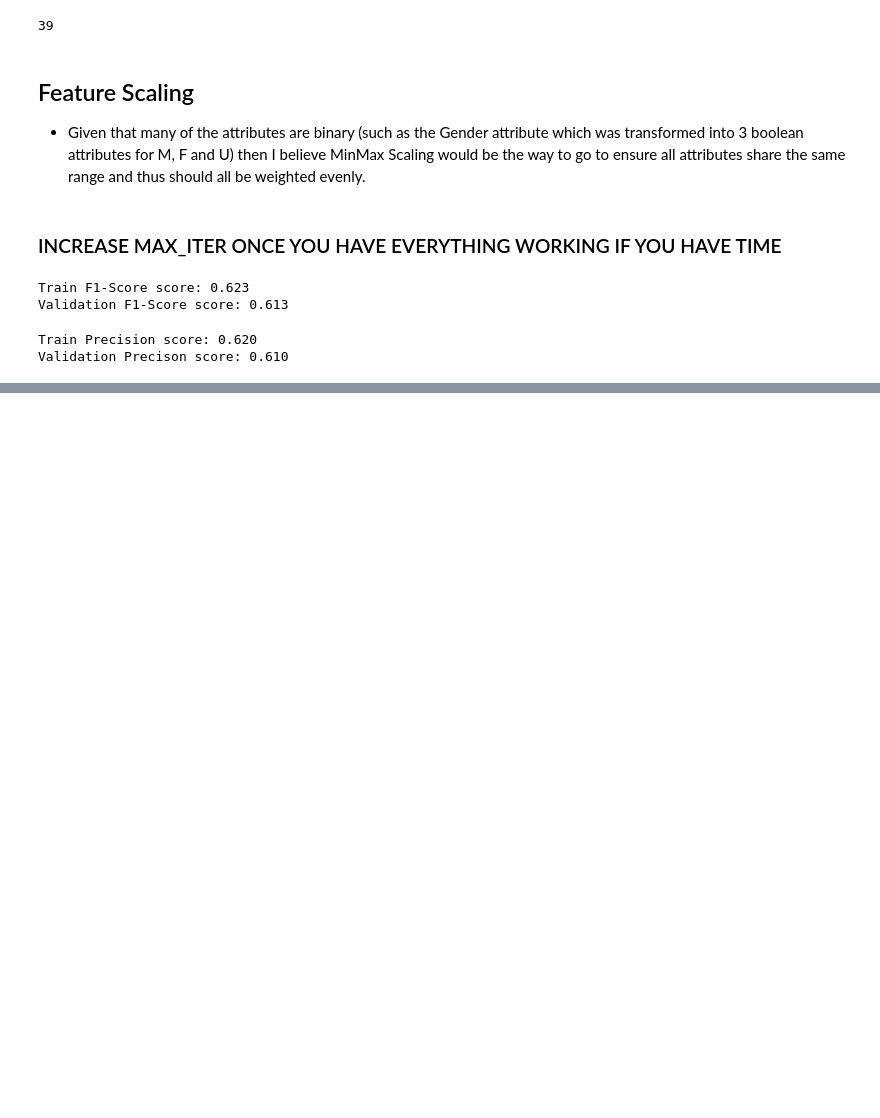
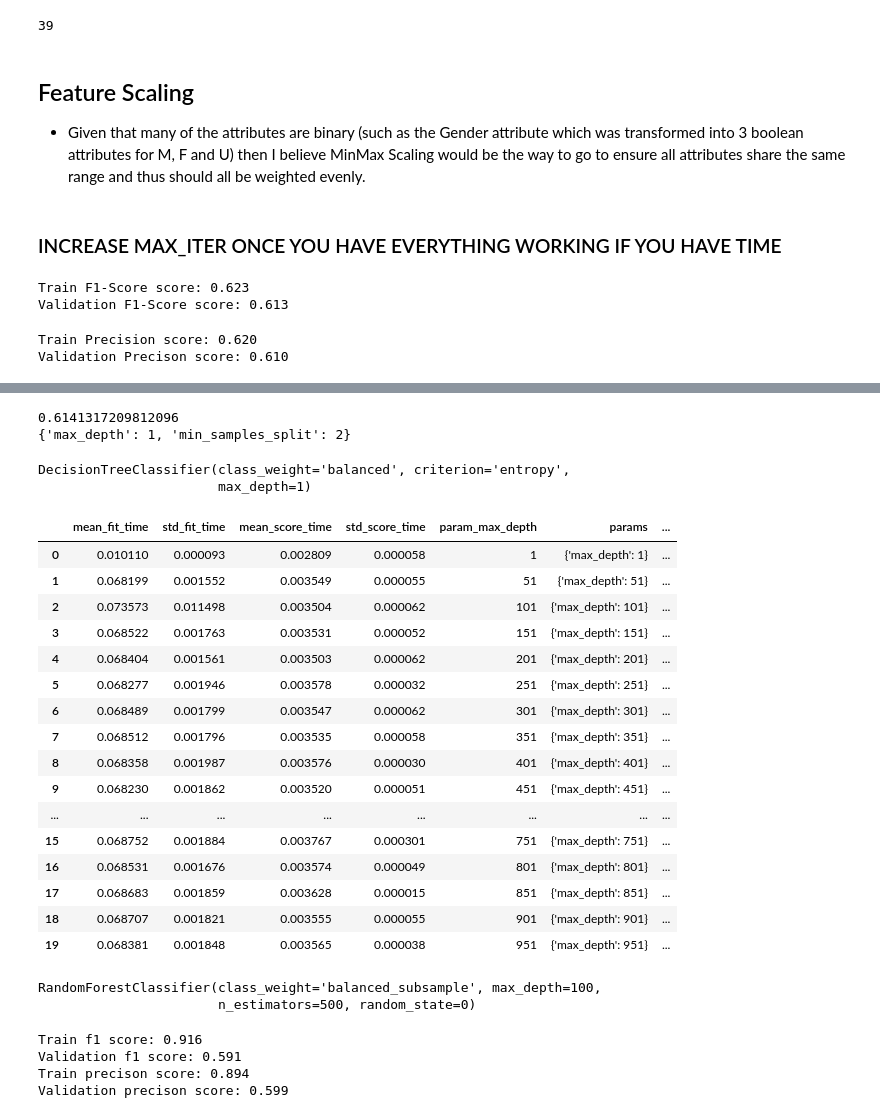
Before and after one commit to s3716853/ML-Assignment-01, a Jupyter notebook: Assignment1/ml-assignment-01.ipynb, the cells around one changed output, grey strips where cells are left out. Saved outputs shown, nothing was run; the diff lists cells and outputs as text; code cells hidden in the pictures; blank space fills up the shorter version.

Commit message:
Completed tree

```diff
--- a/Assignment1/ml-assignment-01.ipynb
+++ b/Assignment1/ml-assignment-01.ipynb
@@ -611,0 +604,2 @@ Successfully installed pyinstrument-3.4.1 pyinstrument-cext-0.2.4 sagemaker-2.35
+# %%
+decision_tree_train_data["LengthOfStay"] = decision_tree_train_data["LengthOfStay"].astype("category")
@@ -611,0 +636,2 @@ Successfully installed pyinstrument-3.4.1 pyinstrument-cext-0.2.4 sagemaker-2.35
+# %%
+train_split, test_split, validate_split = split_data(decision_tree_train_data)
@@ -611,0 +642,9 @@ Successfully installed pyinstrument-3.4.1 pyinstrument-cext-0.2.4 sagemaker-2.35
+# %%
+train_split_target = train_split["LengthOfStay"].to_numpy()
+train_split_attributes = train_split.drop(columns="LengthOfStay", axis=1).to_numpy()
+
+test_split_target = test_split["LengthOfStay"].to_numpy()
+test_split_attributes = test_split.drop(columns="LengthOfStay", axis=1).to_numpy()
+
+validate_split_target = validate_split["LengthOfStay"].to_numpy()
+validate_split_attributes = validate_split.drop(columns="LengthOfStay", axis=1).to_numpy()
@@ -611,0 +675,11 @@ Successfully installed pyinstrument-3.4.1 pyinstrument-cext-0.2.4 sagemaker-2.35
+# %%
+from sklearn.model_selection import GridSearchCV
+
+start = 1
+end = 1000
+step = 50
+max_depth_values = np.arange(start, end, step)
+
+dt_clf = tree.DecisionTreeClassifier(criterion='entropy', class_weight='balanced')
+Gridclf = GridSearchCV(dt_clf, {"max_depth": max_depth_values, 'min_samples_split':np.arange(2,50,5)}, scoring='f1_macro')
+Gridclf.fit(validate_split_attributes, validate_split_target)
@@ -611,0 +693,39 @@ Successfully installed pyinstrument-3.4.1 pyinstrument-cext-0.2.4 sagemaker-2.35
+# %%
+print(Gridclf.best_score_)
+print(Gridclf.best_params_)
+# %% [output]
+0.6141317209812096
+{'max_depth': 1, 'min_samples_split': 2}
+# %%
+Gridclf.best_estimator_
+# %% [output]
+DecisionTreeClassifier(class_weight='balanced', criterion='entropy',
+                       max_depth=1)
+# %%
+pd.DataFrame(Gridclf.cv_results_)
+# %% [output]
+|  | mean_fit_time | std_fit_time | mean_score_time | std_score_time | param_max_depth | params | ... |
+| 0 | 0.010110 | 0.000093 | 0.002809 | 0.000058 | 1 | {'max_depth': 1} | ... |
+| 1 | 0.068199 | 0.001552 | 0.003549 | 0.000055 | 51 | {'max_depth': 51} | ... |
+| 2 | 0.073573 | 0.011498 | 0.003504 | 0.000062 | 101 | {'max_depth': 101} | ... |
+| 3 | 0.068522 | 0.001763 | 0.003531 | 0.000052 | 151 | {'max_depth': 151} | ... |
+| 4 | 0.068404 | 0.001561 | 0.003503 | 0.000062 | 201 | {'max_depth': 201} | ... |
+| 5 | 0.068277 | 0.001946 | 0.003578 | 0.000032 | 251 | {'max_depth': 251} | ... |
+| 6 | 0.068489 | 0.001799 | 0.003547 | 0.000062 | 301 | {'max_depth': 301} | ... |
+| 7 | 0.068512 | 0.001796 | 0.003535 | 0.000058 | 351 | {'max_depth': 351} | ... |
+| 8 | 0.068358 | 0.001987 | 0.003576 | 0.000030 | 401 | {'max_depth': 401} | ... |
+| 9 | 0.068230 | 0.001862 | 0.003520 | 0.000051 | 451 | {'max_depth': 451} | ... |
+| ... | ... | ... | ... | ... | ... | ... | ... |
+| 15 | 0.068752 | 0.001884 | 0.003767 | 0.000301 | 751 | {'max_depth': 751} | ... |
+| 16 | 0.068531 | 0.001676 | 0.003574 | 0.000049 | 801 | {'max_depth': 801} | ... |
+| 17 | 0.068683 | 0.001859 | 0.003628 | 0.000015 | 851 | {'max_depth': 851} | ... |
+| 18 | 0.068707 | 0.001821 | 0.003555 | 0.000055 | 901 | {'max_depth': 901} | ... |
+| 19 | 0.068381 | 0.001848 | 0.003565 | 0.000038 | 951 | {'max_depth': 951} | ... |
+# %%
+from sklearn.ensemble import RandomForestClassifier
+
+forrest_clf = RandomForestClassifier(max_depth=100, n_estimators=500, class_weight='balanced_subsample', random_state=0)
+forrest_clf.fit(train_split_attributes, train_split_target)
+# %% [output]
+RandomForestClassifier(class_weight='balanced_subsample', max_depth=100,
+                       n_estimators=500, random_state=0)
@@ -611,0 +735,10 @@ Successfully installed pyinstrument-3.4.1 pyinstrument-cext-0.2.4 sagemaker-2.35
+# %%
+print("Train f1 score: {:.3f}".format(forrest_train_f1_score))
+print("Validation f1 score: {:.3f}".format(forrest_validate_f1_score))
+print("Train precison score: {:.3f}".format(forrest_train_precision_score))
+print("Validation precison score: {:.3f}".format(forrest_validate_precision_score))
+# %% [output]
+Train f1 score: 0.916
+Validation f1 score: 0.591
+Train precison score: 0.894
+Validation precison score: 0.599
```
Also changed, not shown: parts of 28 cells of this notebook.
